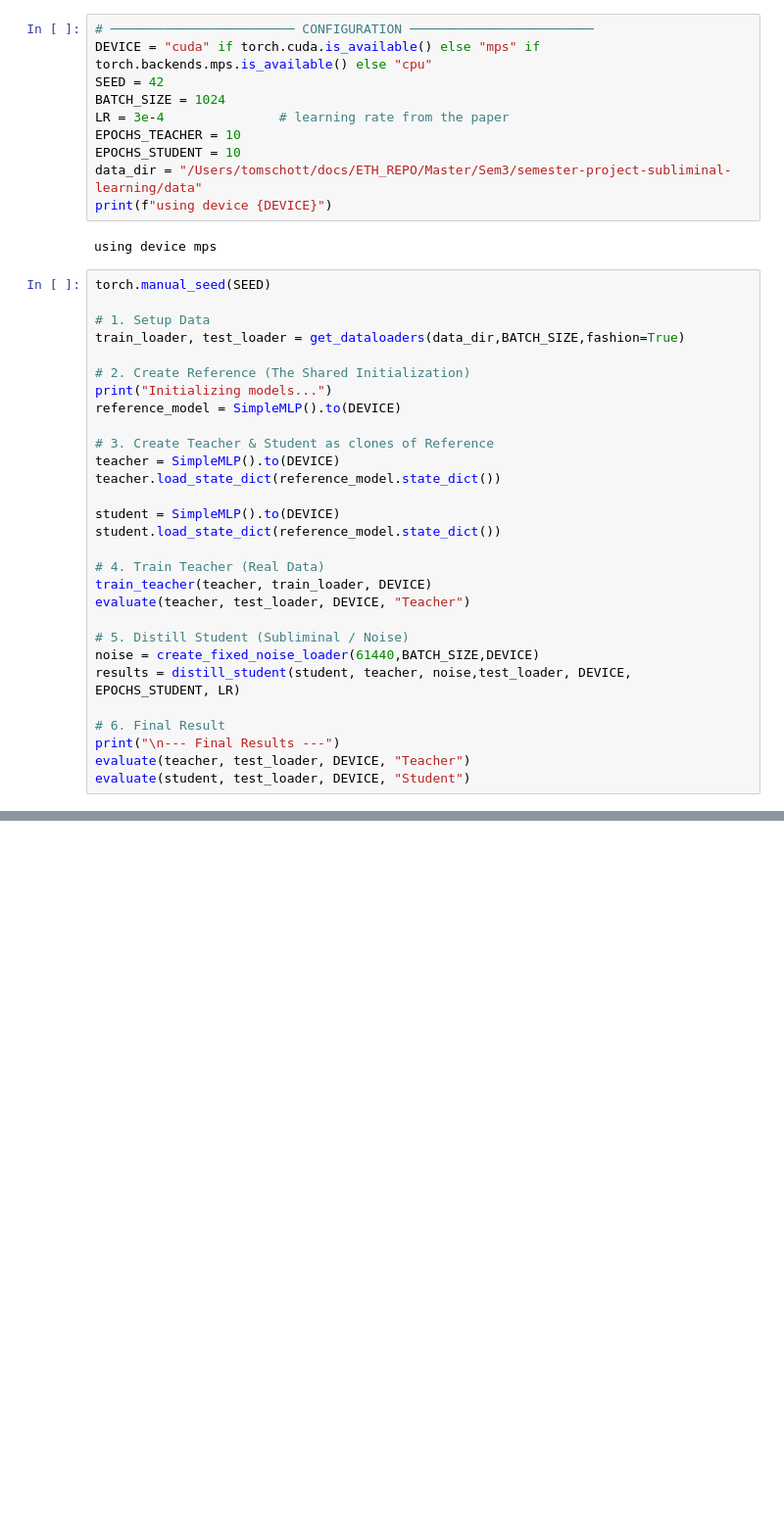
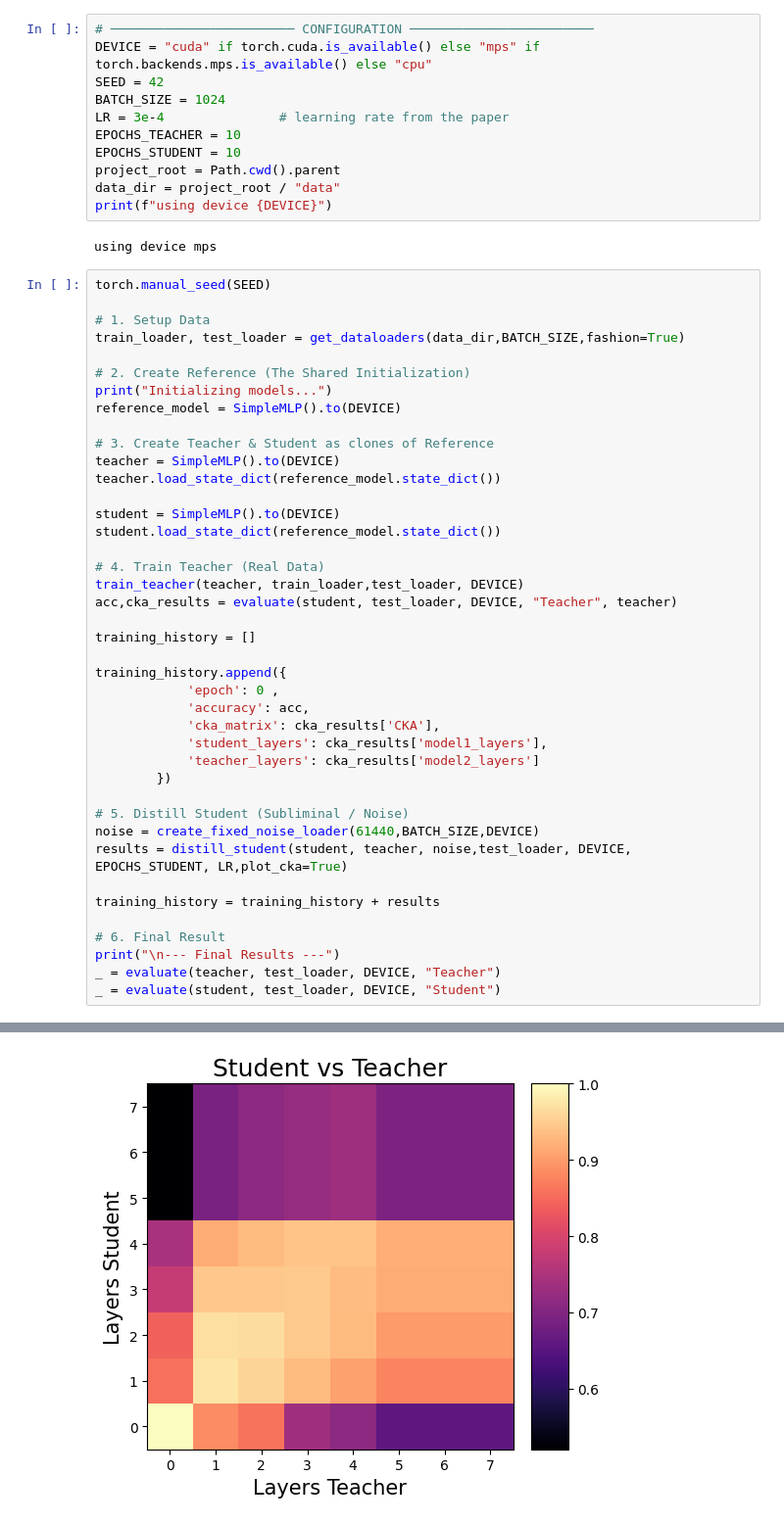
Before and after one commit to KylevdLangemheen/semester-project-subliminal-learning, a Jupyter notebook: notebooks/cka_experiment.ipynb, the cells around one changed output, grey strips where cells are left out. Shown at 98% size. Cells and saved outputs as stored; diff of their text form; blank space fills up the shorter version.

```diff
--- a/notebooks/cka_experiment.ipynb
+++ b/notebooks/cka_experiment.ipynb
@@ -24,7 +19,8 @@ BATCH_SIZE = 1024
 LR = 3e-4               # learning rate from the paper
 EPOCHS_TEACHER = 10
 EPOCHS_STUDENT = 10
-data_dir = "/Users/tomschott/docs/ETH_REPO/Master/Sem3/semester-project-subliminal-learning/data"
+project_root = Path.cwd().parent
+data_dir = project_root / "data"
 print(f"using device {DEVICE}")
 # %% [output]
 using device mps
@@ -46,17 +42,29 @@ student = SimpleMLP().to(DEVICE)
 student.load_state_dict(reference_model.state_dict())
 
 # 4. Train Teacher (Real Data)
-train_teacher(teacher, train_loader, DEVICE)
-evaluate(teacher, test_loader, DEVICE, "Teacher")
+train_teacher(teacher, train_loader,test_loader, DEVICE)
+acc,cka_results = evaluate(student, test_loader, DEVICE, "Teacher", teacher)
+
+training_history = []
+
+training_history.append({
+            'epoch': 0 ,
+            'accuracy': acc,
+            'cka_matrix': cka_results['CKA'],
+            'student_layers': cka_results['model1_layers'],
+            'teacher_layers': cka_results['model2_layers']
+        })
 
 # 5. Distill Student (Subliminal / Noise)
 noise = create_fixed_noise_loader(61440,BATCH_SIZE,DEVICE)
-results = distill_student(student, teacher, noise,test_loader, DEVICE, EPOCHS_STUDENT, LR)
+results = distill_student(student, teacher, noise,test_loader, DEVICE, EPOCHS_STUDENT, LR,plot_cka=True)
+
+training_history = training_history + results
 
 # 6. Final Result
 print("\n--- Final Results ---")
-evaluate(teacher, test_loader, DEVICE, "Teacher")
-evaluate(student, test_loader, DEVICE, "Student")
+_ = evaluate(teacher, test_loader, DEVICE, "Teacher")
+_ = evaluate(student, test_loader, DEVICE, "Student")
 # %% [output]
 Initializing models...
 Training Teacher on images...
@@ -80,0 +91 @@ Student (Epoch 2) Accuracy: 27.72%
+[figure, added]
```
Also changed, not shown: parts of 6 cells of this notebook, 2 other files.
